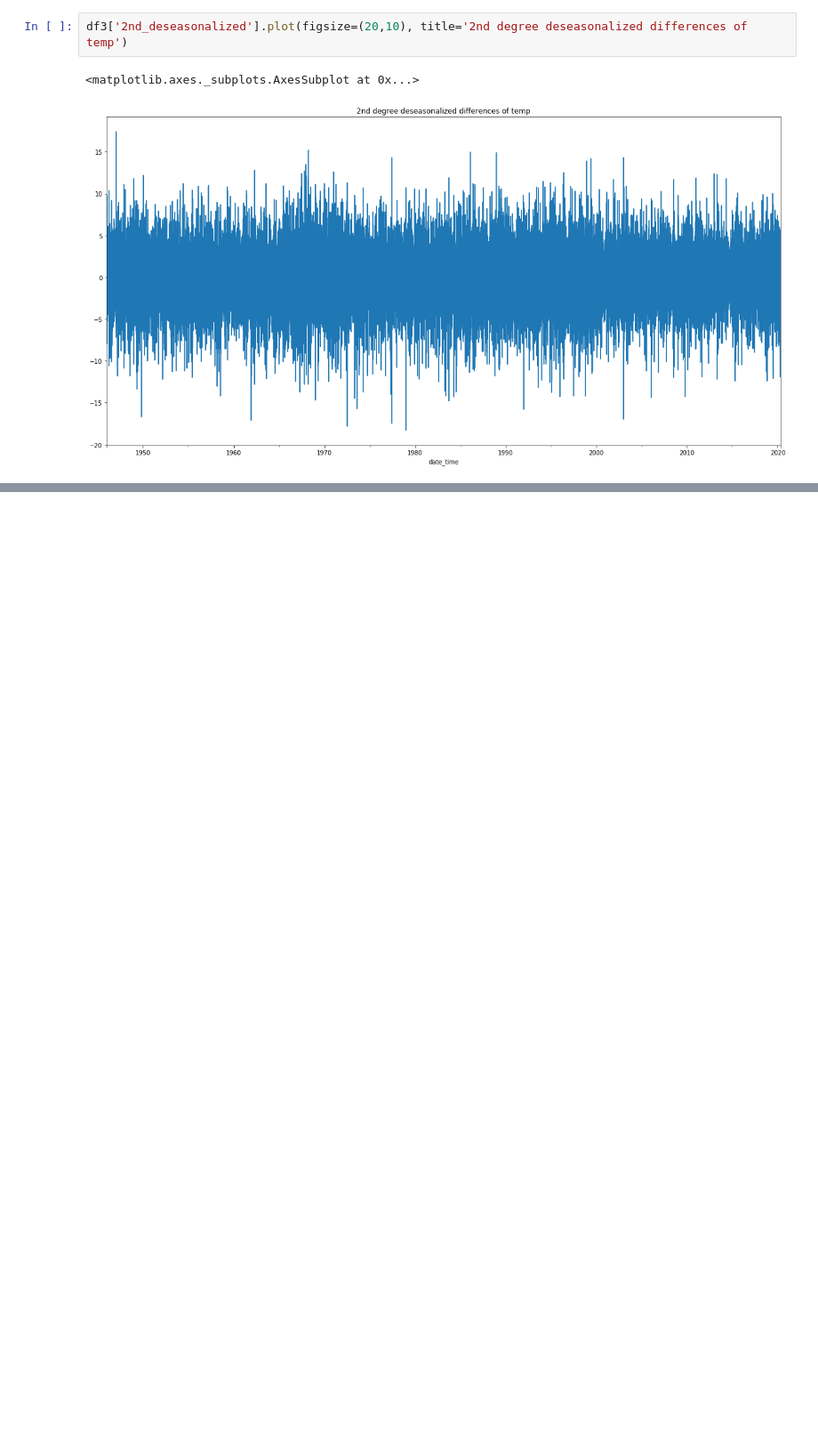
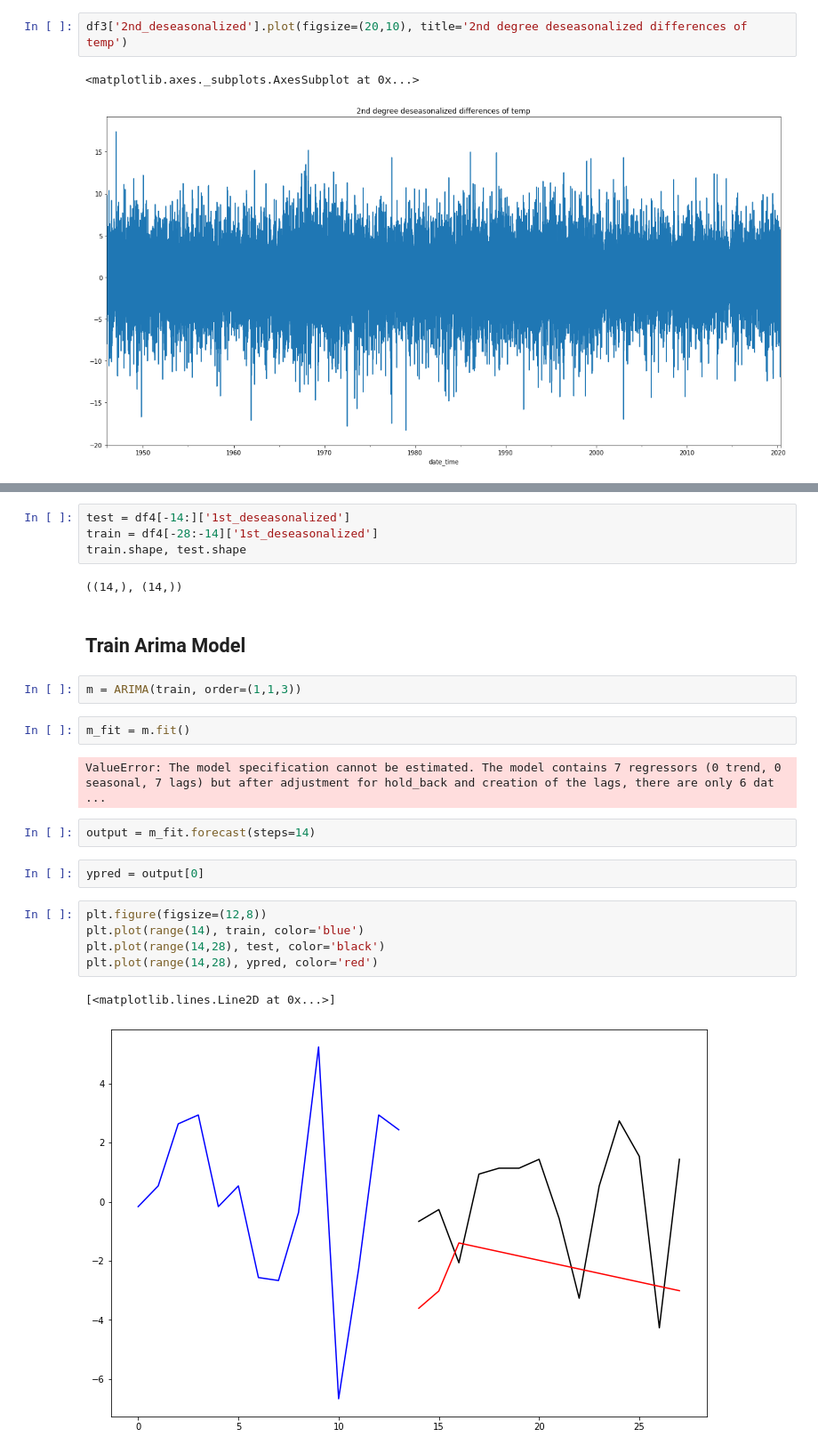
Before and after one commit to SabFrAlphin/first_projects, a Jupyter notebook: 05_Project_Temperature/Temperature_data_validation.ipynb, the cells around one changed output, grey strips where cells are left out. Shown: that part at 89% size. Cells and saved outputs as stored; diff of their text form; blank space fills up the shorter version.

```diff
--- a/05_Project_Temperature/Temperature_data_validation.ipynb
+++ b/05_Project_Temperature/Temperature_data_validation.ipynb
@@ -195,0 +292,26 @@ df3['2nd_deseasonalized'].plot(figsize=(20,10), title='2nd degree deseasonalized
+# %%
+test = df4[-14:]['1st_deseasonalized']
+train = df4[-28:-14]['1st_deseasonalized']
+train.shape, test.shape
+# %% [output]
+((14,), (14,))
+# %% [markdown]
+## Train Arima Model
+# %%
+m = ARIMA(train, order=(1,1,3))
+# %%
+m_fit = m.fit()
+# %% [output]
+ValueError: The model specification cannot be estimated. The model contains 7 regressors (0 trend, 0 seasonal, 7 lags) but after adjustment for hold_back and creation of the lags, there are only 6 dat ...
+# %%
+output = m_fit.forecast(steps=14)
+# %%
+ypred = output[0]
+# %%
+plt.figure(figsize=(12,8))
+plt.plot(range(14), train, color='blue')
+plt.plot(range(14,28), test, color='black')
+plt.plot(range(14,28), ypred, color='red')
+# %% [output]
+[<matplotlib.lines.Line2D at 0x...>]
+[figure, added]
```
Also changed, not shown: parts of 18 cells of this notebook.
